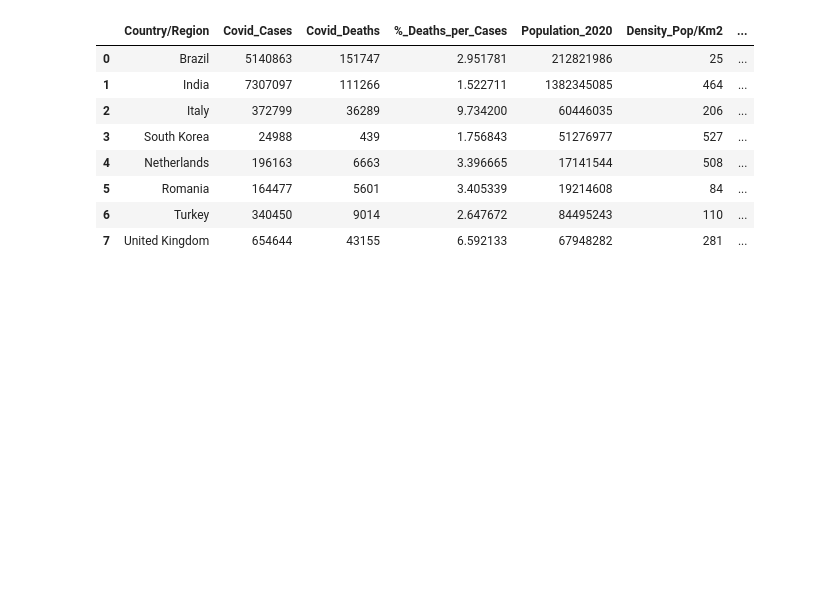
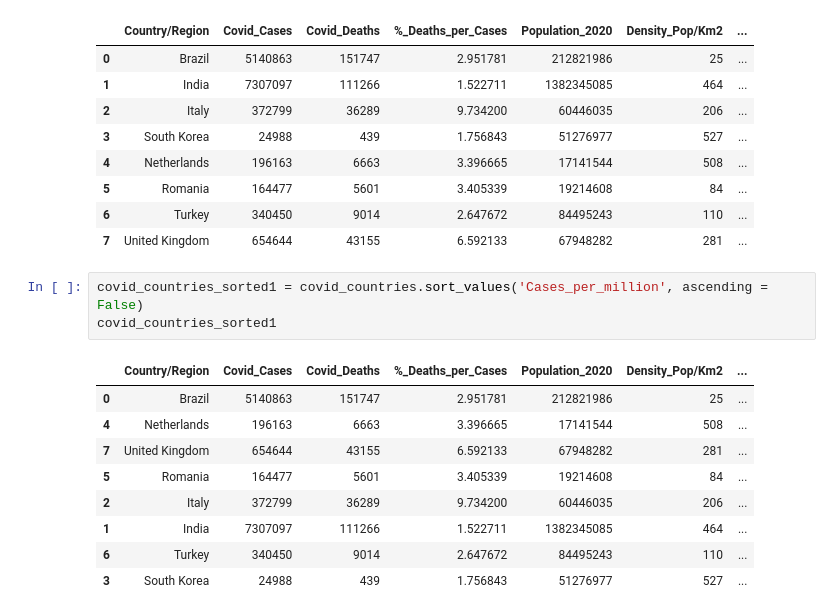
Before and after one commit to fjmutsters/covid19, a Jupyter notebook: Code/8_countries_analysis.ipynb, the cells around one changed output. Saved outputs shown, nothing was run; the diff lists cells and outputs as text; blank space fills up the shorter version.

```diff
--- a/Code/8_countries_analysis.ipynb
+++ b/Code/8_countries_analysis.ipynb
@@ -271,6 +271,19 @@ covid_countries
 | 5 | Romania | 164477 | 5601 | 3.405339 | 19214608 | 84 | ... |
 | 6 | Turkey | 340450 | 9014 | 2.647672 | 84495243 | 110 | ... |
 | 7 | United Kingdom | 654644 | 43155 | 6.592133 | 67948282 | 281 | ... |
+# %%
+covid_countries_sorted1 = covid_countries.sort_values('Cases_per_million', ascending = False)
+covid_countries_sorted1
+# %% [output]
+|  | Country/Region | Covid_Cases | Covid_Deaths | %_Deaths_per_Cases | Population_2020 | Density_Pop/Km2 | ... |
+| 0 | Brazil | 5140863 | 151747 | 2.951781 | 212821986 | 25 | ... |
+| 4 | Netherlands | 196163 | 6663 | 3.396665 | 17141544 | 508 | ... |
+| 7 | United Kingdom | 654644 | 43155 | 6.592133 | 67948282 | 281 | ... |
+| 5 | Romania | 164477 | 5601 | 3.405339 | 19214608 | 84 | ... |
+| 2 | Italy | 372799 | 36289 | 9.734200 | 60446035 | 206 | ... |
+| 1 | India | 7307097 | 111266 | 1.522711 | 1382345085 | 464 | ... |
+| 6 | Turkey | 340450 | 9014 | 2.647672 | 84495243 | 110 | ... |
+| 3 | South Korea | 24988 | 439 | 1.756843 | 51276977 | 527 | ... |
 # %%
 #figure of covid cases per million per country
 
```
Also changed, not shown: parts of 9 cells of this notebook, 5 other files.
